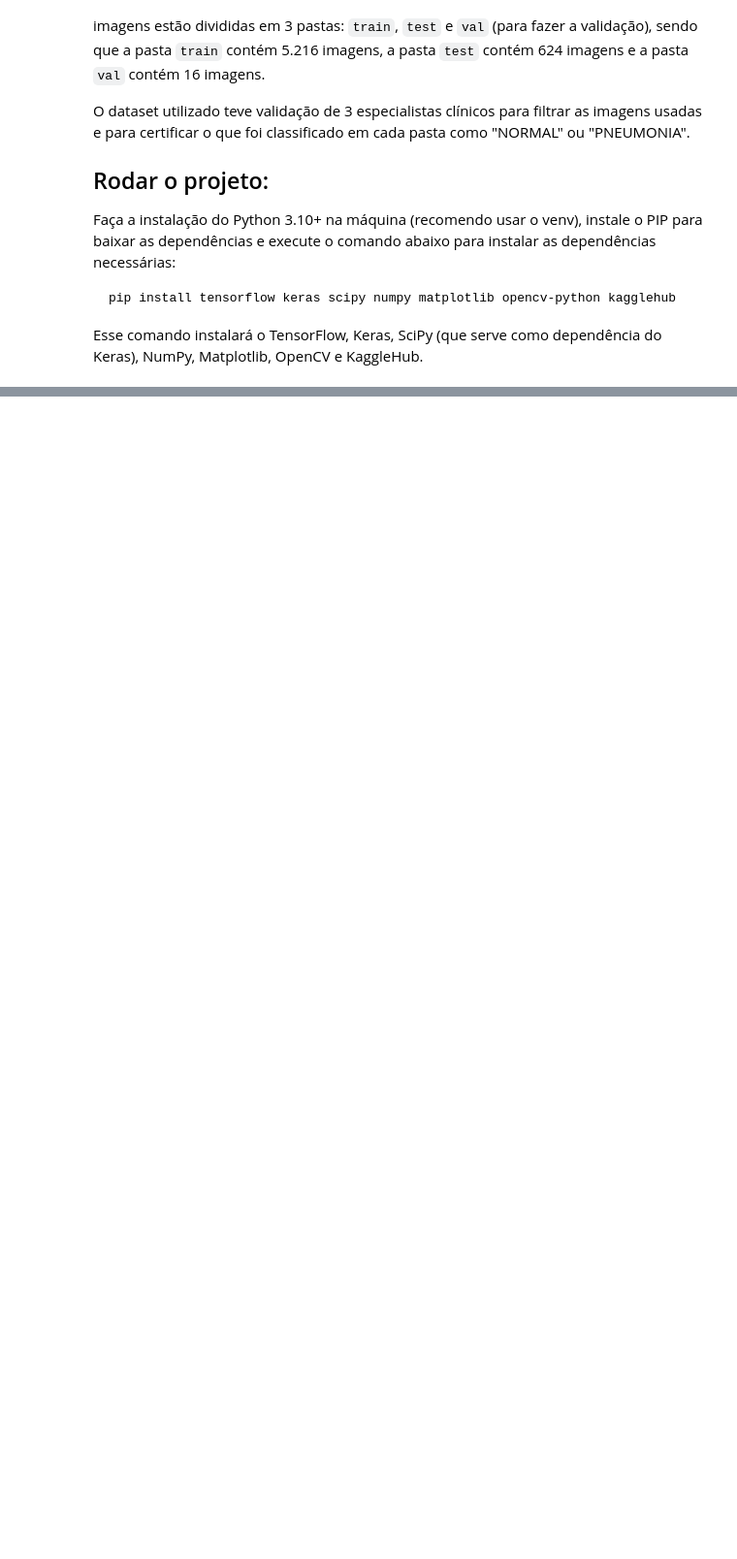
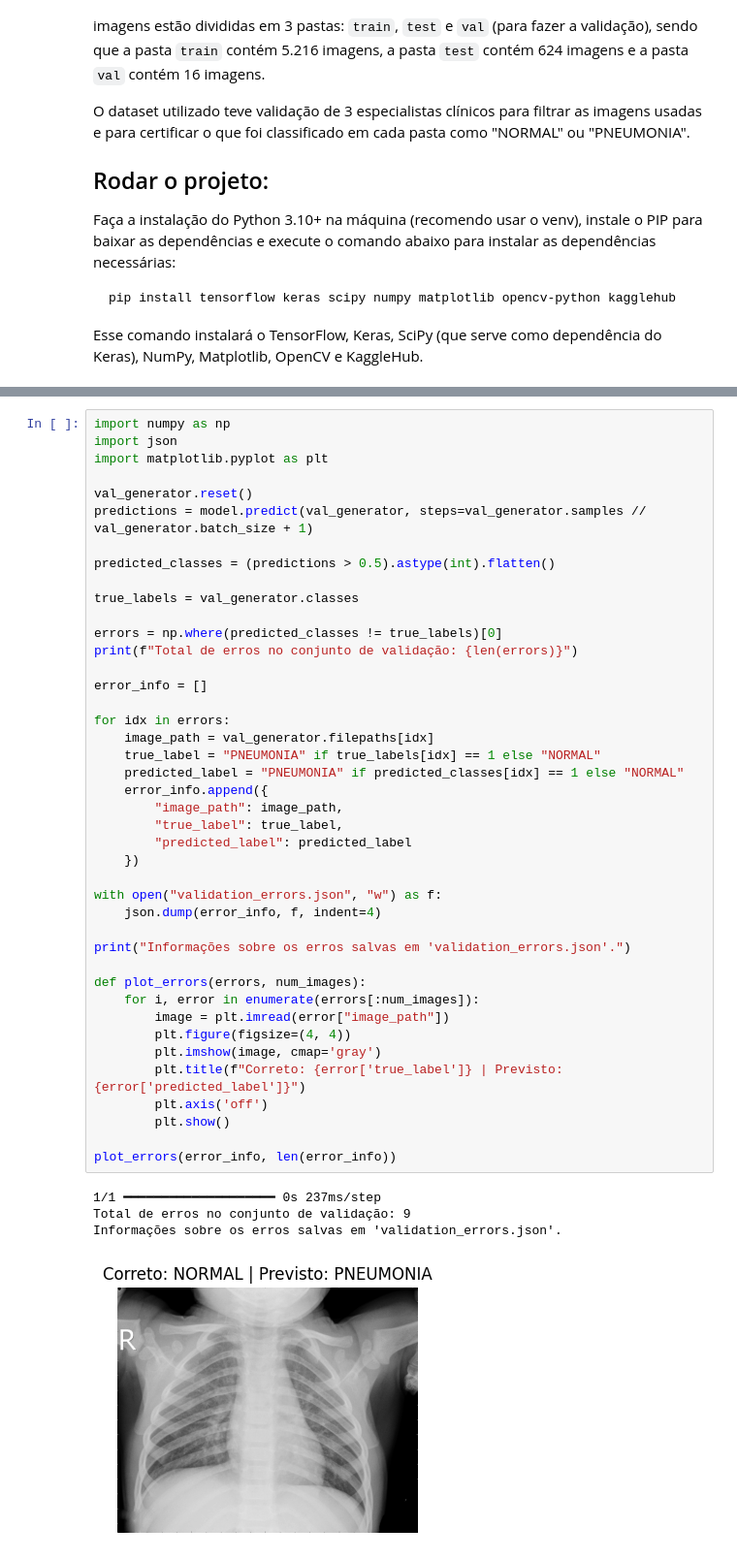
Before and after one commit to santiagvs/Pneumonia-ML-Verification, a Jupyter notebook: main.ipynb, the cells around one changed output, grey strips where cells are left out. Shown: that part at 97% size. Saved outputs shown, nothing was run; the diff lists cells and outputs as text; blank space fills up the shorter version.

Commit message:
feat: agora mostra as imagens que o modelo erra

```diff
--- a/main.ipynb
+++ b/main.ipynb
@@ -176,0 +177,47 @@ Valor da acurácia da época 10: 0.81
+# %%
+import numpy as np
+import json
+import matplotlib.pyplot as plt
+
+val_generator.reset()
+predictions = model.predict(val_generator, steps=val_generator.samples // val_generator.batch_size + 1)
+
+predicted_classes = (predictions > 0.5).astype(int).flatten()
+
+true_labels = val_generator.classes
+
+errors = np.where(predicted_classes != true_labels)[0]
+print(f"Total de erros no conjunto de validação: {len(errors)}")
+
+error_info = []
+
+for idx in errors:
+    image_path = val_generator.filepaths[idx]
+    true_label = "PNEUMONIA" if true_labels[idx] == 1 else "NORMAL"
+    predicted_label = "PNEUMONIA" if predicted_classes[idx] == 1 else "NORMAL"
+    error_info.append({
+        "image_path": image_path,
+        "true_label": true_label,
+        "predicted_label": predicted_label
+    })
+
+with open("validation_errors.json", "w") as f:
+    json.dump(error_info, f, indent=4)
+
+print("Informações sobre os erros salvas em 'validation_errors.json'.")
+
+def plot_errors(errors, num_images):
+    for i, error in enumerate(errors[:num_images]):
+        image = plt.imread(error["image_path"])
+        plt.figure(figsize=(4, 4))
+        plt.imshow(image, cmap='gray')
+        plt.title(f"Correto: {error['true_label']} | Previsto: {error['predicted_label']}")
+        plt.axis('off')
+        plt.show()
+
+plot_errors(error_info, len(error_info))
+# %% [output]
+1/1 ━━━━━━━━━━━━━━━━━━━━ 0s 237ms/step
+Total de erros no conjunto de validação: 9
+Informações sobre os erros salvas em 'validation_errors.json'.
+[figure, added]
```
Also changed, not shown: parts of 6 cells of this notebook, 2 other files.
